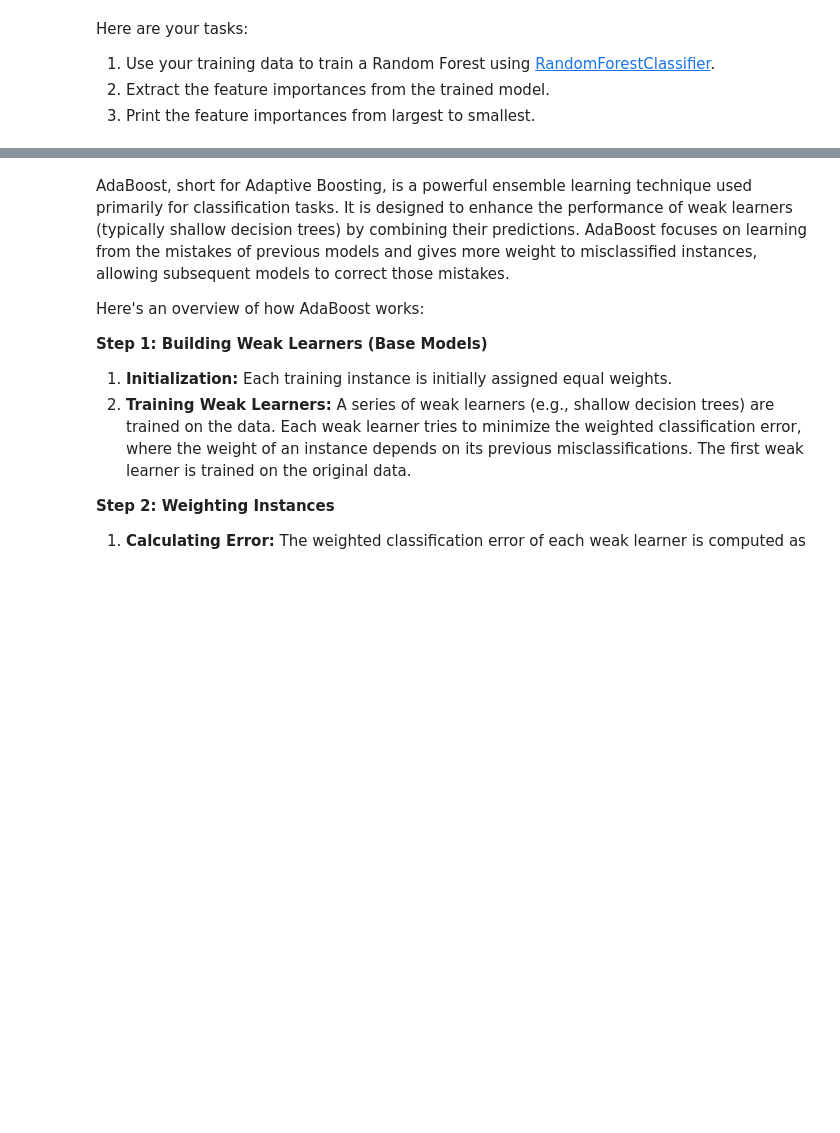
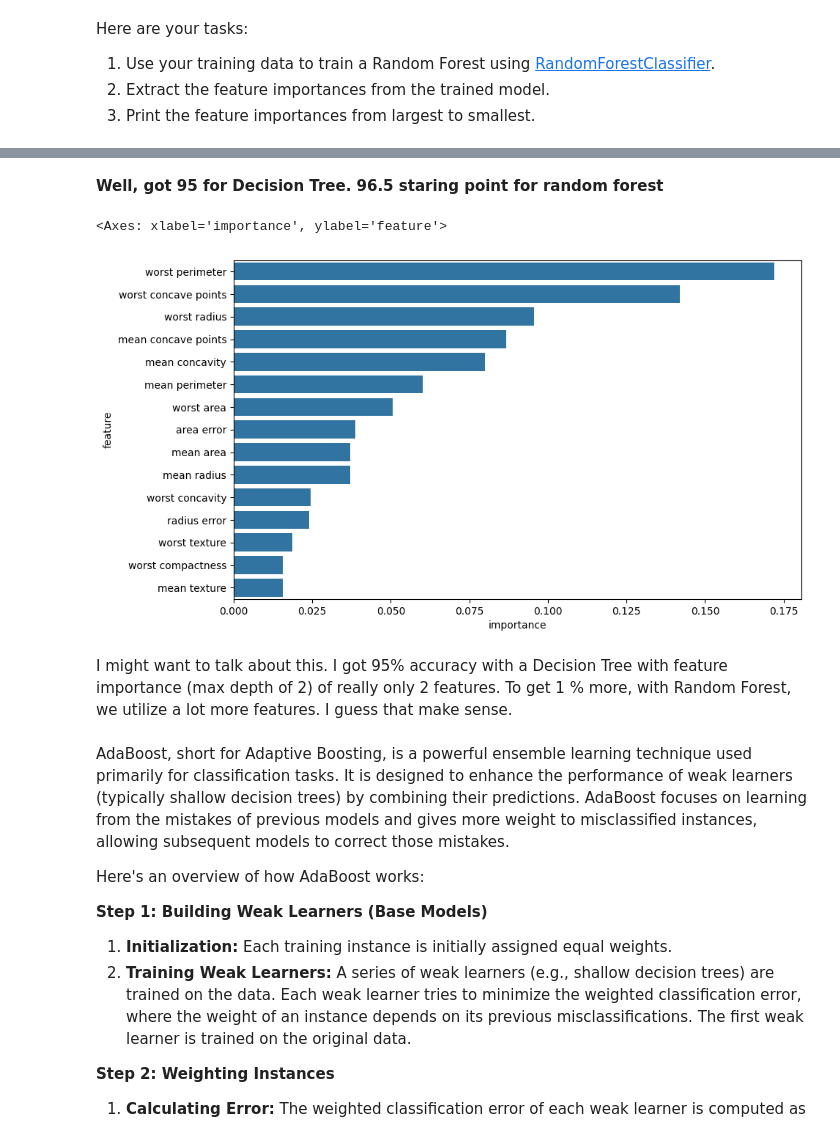
Before and after one commit to jgeiger81/sbml, a Jupyter notebook: 4.4 Trees and Forests/JasonG_MLE_MiniProject_Trees_and_Forests.ipynb, the cells around one changed output, grey strips where cells are left out. Saved outputs shown, nothing was run; the diff lists cells and outputs as text; code cells hidden in the pictures; blank space fills up the shorter version.

```diff
--- a/4.4 Trees and Forests/JasonG_MLE_MiniProject_Trees_and_Forests.ipynb
+++ b/4.4 Trees and Forests/JasonG_MLE_MiniProject_Trees_and_Forests.ipynb
@@ -156,0 +221,12 @@ Here are your tasks:
+# %%
+# Train random forest model
+
+rf = RandomForestClassifier(random_state=0) #Adjusting Max depth here makes very little difference through 10
+rf.fit(X_train, y_train)
+
+# Predict!
+y_pred_rf = rf.predict(X_test)
+
+# How did we do?
+accuracy_rf = accuracy_score(y_test, y_pred_rf)
+accuracy_rf
@@ -157,3 +246,21 @@ Here are your tasks:
+# %% [markdown]
+**Well, got 95 for Decision Tree. 96.5 staring point for random forest**
+# %%
+# Extract feature importances
+feature_importance_rf = pd.DataFrame({
+    'feature': X_train.columns,
+    'importance': rf.feature_importances_
+}).sort_values('importance', ascending=False)
+# %%
+# Print feature importance
+plt.figure(figsize=(10, 6))
+sns.barplot(data=feature_importance_rf.head(15), x='importance', y='feature')
+# %% [output]
+<Axes: xlabel='importance', ylabel='feature'>
+[figure, added]
+# %% [markdown]
+I might want to talk about this. I got 95% accuracy with a Decision Tree with feature importance (max depth of 2) of really only 2 features. To get 1 % more, with Random Forest, we utilize a lot more features.
+I guess that make sense.
 # %% [markdown]
 AdaBoost, short for Adaptive Boosting, is a powerful ensemble learning technique used primarily for classification tasks. It is designed to enhance the performance of weak learners (typically shallow decision trees) by combining their predictions. AdaBoost focuses on learning from the mistakes of previous models and gives more weight to misclassified instances, allowing subsequent models to correct those mistakes.
 
```
Also changed, not shown: parts of 17 cells of this notebook.
